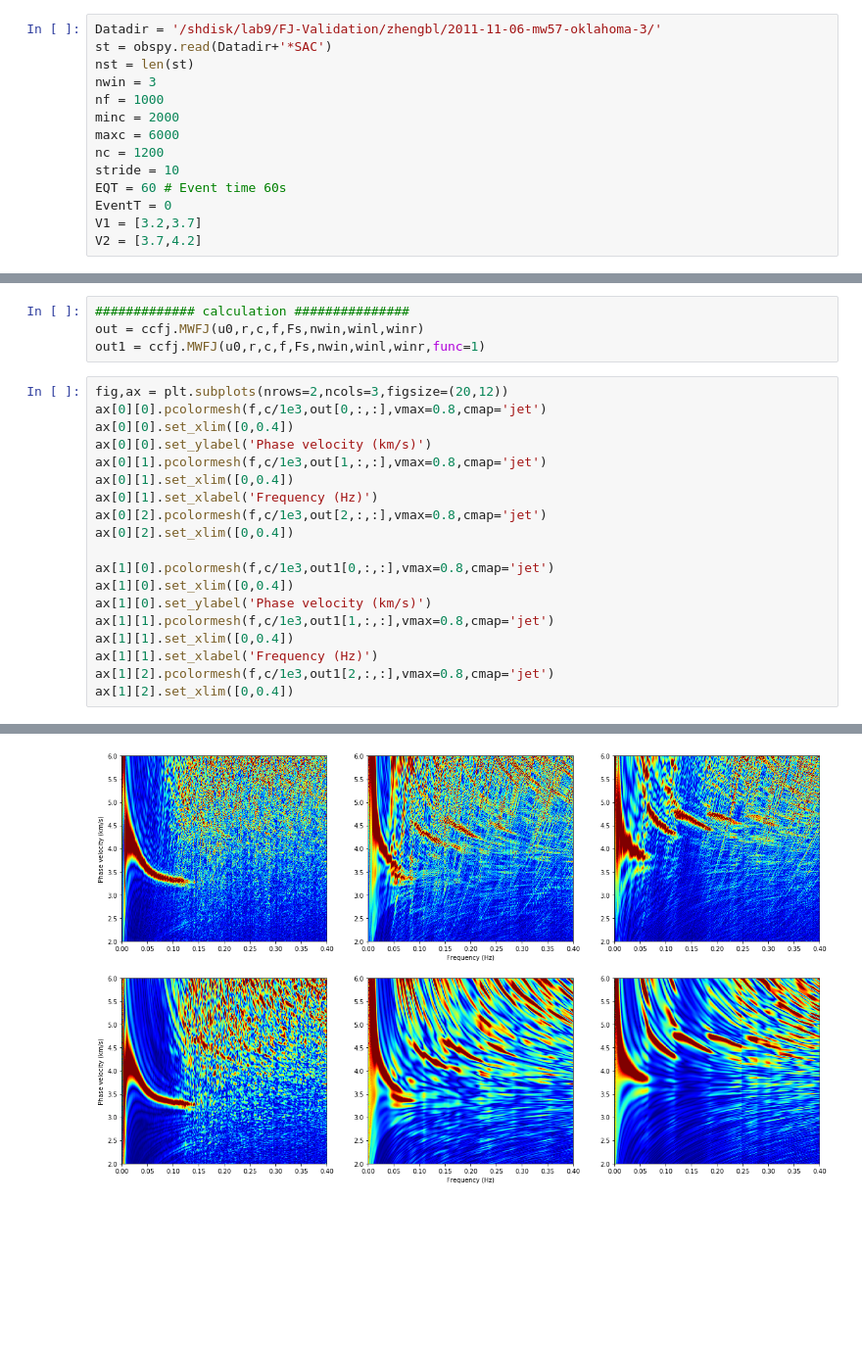
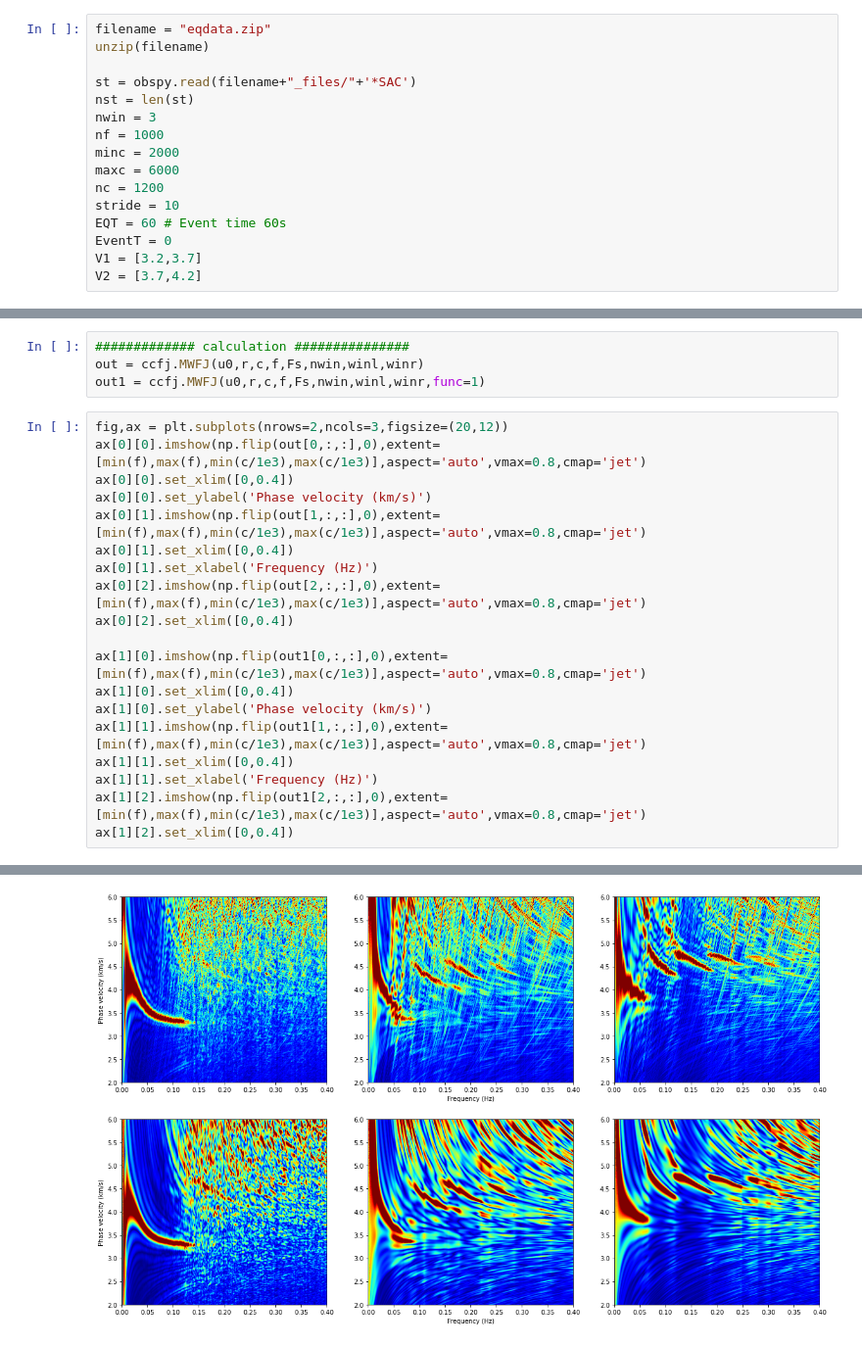
Before and after one commit to ColinLii/CC-FJpy, a Jupyter notebook: examples/example_EQ.ipynb, the cells around one changed output, grey strips where cells are left out. Shown at 98% size. Saved outputs shown, nothing was run; the diff lists cells and outputs as text; blank space fills up the shorter version.

```diff
--- a/examples/example_EQ.ipynb
+++ b/examples/example_EQ.ipynb
@@ -8,6 +19,8 @@ import ccfj
 # %%
-Datadir = '/shdisk/lab9/FJ-Validation/zhengbl/2011-11-06-mw57-oklahoma-3/'
-st = obspy.read(Datadir+'*SAC')
+filename = "eqdata.zip"
+unzip(filename)
+
+st = obspy.read(filename+"_files/"+'*SAC')
 nst = len(st)
 nwin = 3
 nf = 1000
@@ -54,21 +67,21 @@ out = ccfj.MWFJ(u0,r,c,f,Fs,nwin,winl,winr)
 out1 = ccfj.MWFJ(u0,r,c,f,Fs,nwin,winl,winr,func=1)
 # %%
 fig,ax = plt.subplots(nrows=2,ncols=3,figsize=(20,12))
-ax[0][0].pcolormesh(f,c/1e3,out[0,:,:],vmax=0.8,cmap='jet')
+ax[0][0].imshow(np.flip(out[0,:,:],0),extent=[min(f),max(f),min(c/1e3),max(c/1e3)],aspect='auto',vmax=0.8,cmap='jet')
 ax[0][0].set_xlim([0,0.4])
 ax[0][0].set_ylabel('Phase velocity (km/s)')
-ax[0][1].pcolormesh(f,c/1e3,out[1,:,:],vmax=0.8,cmap='jet')
+ax[0][1].imshow(np.flip(out[1,:,:],0),extent=[min(f),max(f),min(c/1e3),max(c/1e3)],aspect='auto',vmax=0.8,cmap='jet')
 ax[0][1].set_xlim([0,0.4])
 ax[0][1].set_xlabel('Frequency (Hz)')
-ax[0][2].pcolormesh(f,c/1e3,out[2,:,:],vmax=0.8,cmap='jet')
+ax[0][2].imshow(np.flip(out[2,:,:],0),extent=[min(f),max(f),min(c/1e3),max(c/1e3)],aspect='auto',vmax=0.8,cmap='jet')
 ax[0][2].set_xlim([0,0.4])
 
-ax[1][0].pcolormesh(f,c/1e3,out1[0,:,:],vmax=0.8,cmap='jet')
+ax[1][0].imshow(np.flip(out1[0,:,:],0),extent=[min(f),max(f),min(c/1e3),max(c/1e3)],aspect='auto',vmax=0.8,cmap='jet')
 ax[1][0].set_xlim([0,0.4])
 ax[1][0].set_ylabel('Phase velocity (km/s)')
-ax[1][1].pcolormesh(f,c/1e3,out1[1,:,:],vmax=0.8,cmap='jet')
+ax[1][1].imshow(np.flip(out1[1,:,:],0),extent=[min(f),max(f),min(c/1e3),max(c/1e3)],aspect='auto',vmax=0.8,cmap='jet')
 ax[1][1].set_xlim([0,0.4])
 ax[1][1].set_xlabel('Frequency (Hz)')
-ax[1][2].pcolormesh(f,c/1e3,out1[2,:,:],vmax=0.8,cmap='jet')
+ax[1][2].imshow(np.flip(out1[2,:,:],0),extent=[min(f),max(f),min(c/1e3),max(c/1e3)],aspect='auto',vmax=0.8,cmap='jet')
 ax[1][2].set_xlim([0,0.4])
 # %% [output]
@@ -76 +89 @@ ax[1][2].set_xlim([0,0.4])
-[figure, old version]
+[figure, new version]
```
Also changed, not shown: parts of 3 cells of this notebook.
